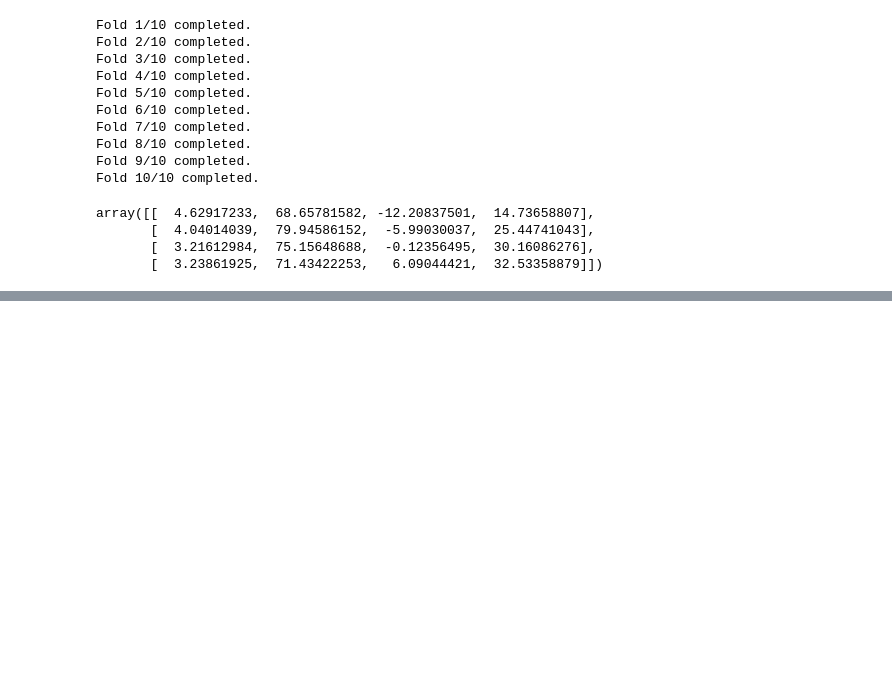
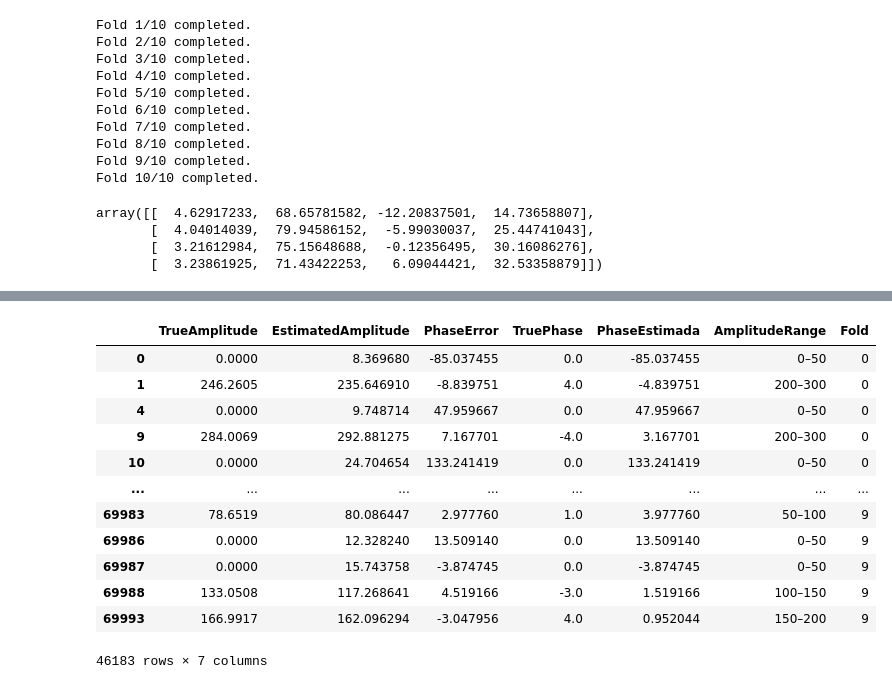
Before and after one commit to Caua-Gomes2005/Nelder-Mead_Rede-Neural, a Jupyter notebook: phases_comparison.ipynb, the cells around one changed output, grey strips where cells are left out. Drawn from its saved outputs; the diff is of its cells as text; code cells hidden in the pictures; blank space fills up the shorter version.

```diff
--- a/phases_comparison.ipynb
+++ b/phases_comparison.ipynb
@@ -468 +460,17 @@ for i in range(len(nm)):
+# %%
+nm[0][nm[0]['EstimatedAmplitude'] > cut]
+# %% [output]
+|  | TrueAmplitude | EstimatedAmplitude | PhaseError | TruePhase | PhaseEstimada | AmplitudeRange | Fold |
+| 0 | 0.0000 | 8.369680 | -85.037455 | 0.0 | -85.037455 | 0–50 | 0 |
+| 1 | 246.2605 | 235.646910 | -8.839751 | 4.0 | -4.839751 | 200–300 | 0 |
+| 4 | 0.0000 | 9.748714 | 47.959667 | 0.0 | 47.959667 | 0–50 | 0 |
+| 9 | 284.0069 | 292.881275 | 7.167701 | -4.0 | 3.167701 | 200–300 | 0 |
+| 10 | 0.0000 | 24.704654 | 133.241419 | 0.0 | 133.241419 | 0–50 | 0 |
+| ... | ... | ... | ... | ... | ... | ... | ... |
+| 69983 | 78.6519 | 80.086447 | 2.977760 | 1.0 | 3.977760 | 50–100 | 9 |
+| 69986 | 0.0000 | 12.328240 | 13.509140 | 0.0 | 13.509140 | 0–50 | 9 |
+| 69987 | 0.0000 | 15.743758 | -3.874745 | 0.0 | -3.874745 | 0–50 | 9 |
+| 69988 | 133.0508 | 117.268641 | 4.519166 | -3.0 | 1.519166 | 100–150 | 9 |
+| 69993 | 166.9917 | 162.096294 | -3.047956 | 4.0 | 0.952044 | 150–200 | 9 |
+46183 rows × 7 columns
 # %%
```
Also changed, not shown: parts of 5 cells of this notebook.
